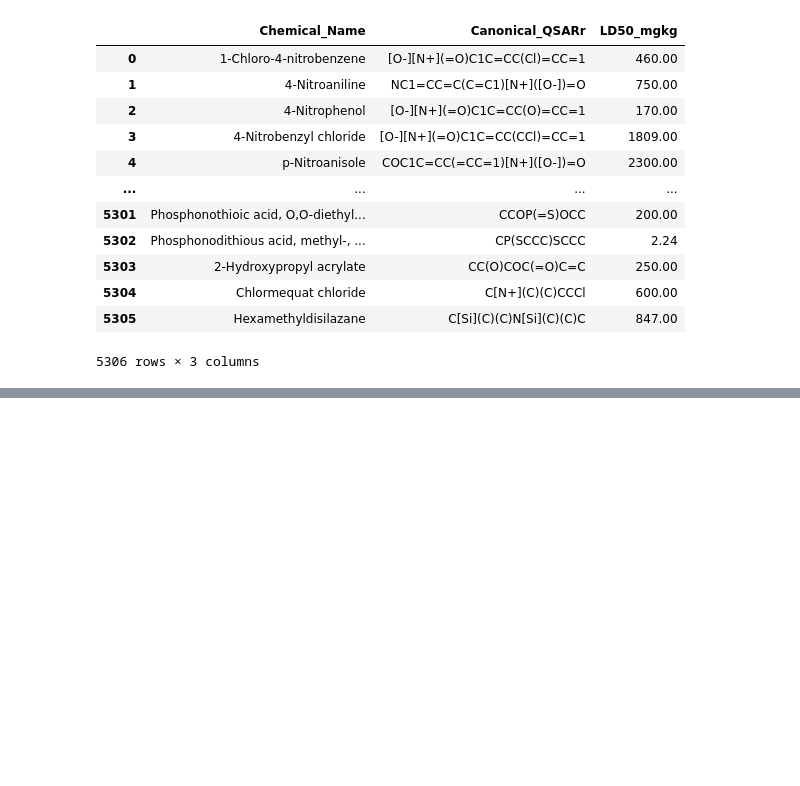
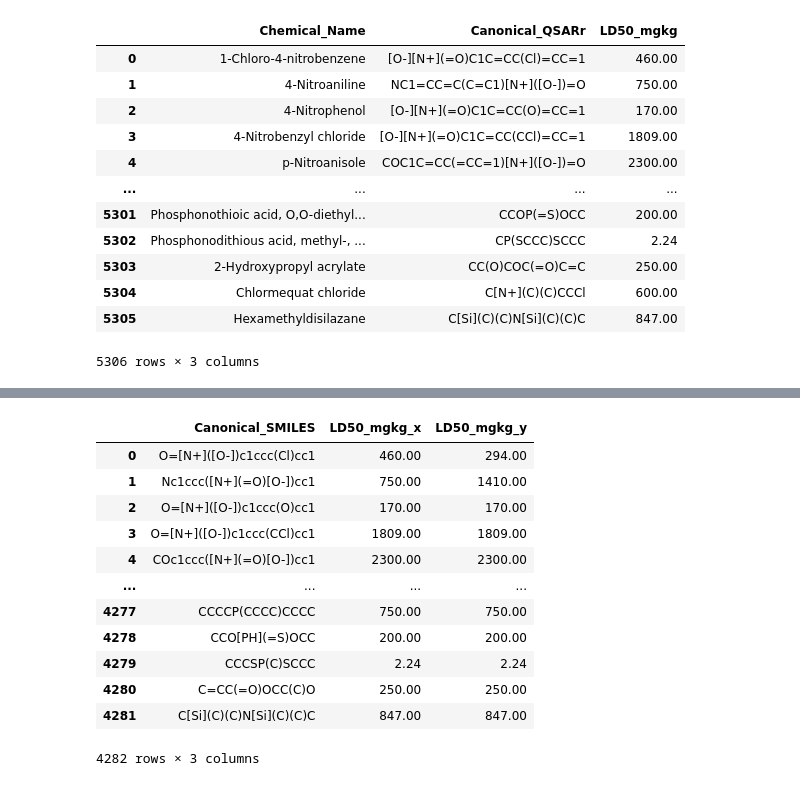
Before and after one commit to junhakunha/drug_toxicology_prediction, a Jupyter notebook: notebooks/J01_data_cleaning.ipynb, the cells around one changed output, grey strips where cells are left out. Saved outputs shown, nothing was run; the diff lists cells and outputs as text; code cells hidden in the pictures; blank space fills up the shorter version.

```diff
--- a/notebooks/J01_data_cleaning.ipynb
+++ b/notebooks/J01_data_cleaning.ipynb
@@ -78,0 +215,18 @@ test_data.to_csv(DATA_DIR + 'splits/test.csv', index=False)
+# %%
+# Find the intersection of the two datasets
+intersection = pd.merge(junha_data, jules_data, on='Canonical_SMILES', how='inner')
+intersection
+# %% [output]
+|  | Canonical_SMILES | LD50_mgkg_x | LD50_mgkg_y |
+| 0 | O=[N+]([O-])c1ccc(Cl)cc1 | 460.00 | 294.00 |
+| 1 | Nc1ccc([N+](=O)[O-])cc1 | 750.00 | 1410.00 |
+| 2 | O=[N+]([O-])c1ccc(O)cc1 | 170.00 | 170.00 |
+| 3 | O=[N+]([O-])c1ccc(CCl)cc1 | 1809.00 | 1809.00 |
+| 4 | COc1ccc([N+](=O)[O-])cc1 | 2300.00 | 2300.00 |
+| ... | ... | ... | ... |
+| 4277 | CCCCP(CCCC)CCCC | 750.00 | 750.00 |
+| 4278 | CCO[PH](=S)OCC | 200.00 | 200.00 |
+| 4279 | CCCSP(C)SCCC | 2.24 | 2.24 |
+| 4280 | C=CC(=O)OCC(C)O | 250.00 | 250.00 |
+| 4281 | C[Si](C)(C)N[Si](C)(C)C | 847.00 | 847.00 |
+4282 rows × 3 columns
```
Also changed, not shown: parts of 8 cells of this notebook, 15 other files.
